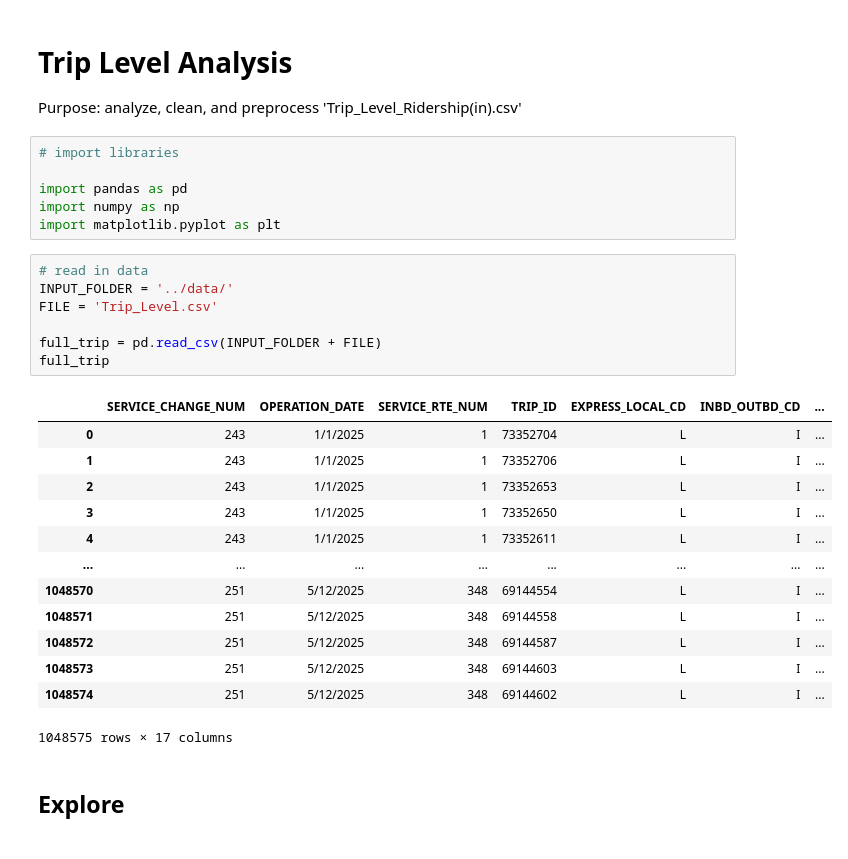
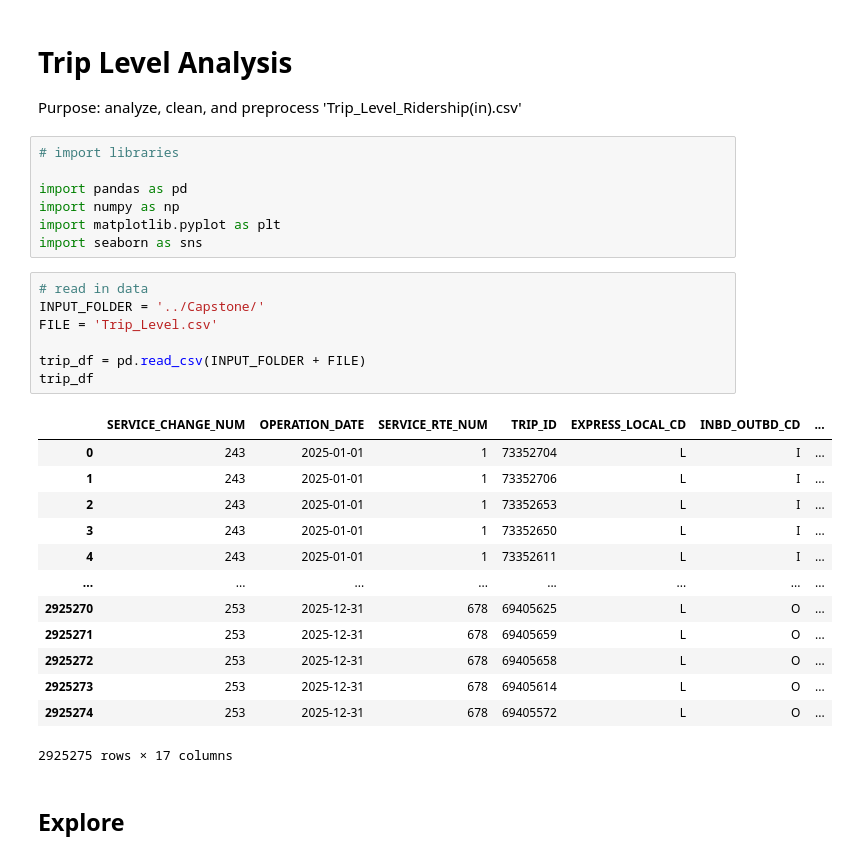
Before and after one commit to ARena18/DS_Capstone_Team2, a Jupyter notebook: processing/trip_analysis.ipynb, the cells around one changed output. Cells and saved outputs as stored; diff of their text form.

```diff
--- a/processing/trip_analysis.ipynb
+++ b/processing/trip_analysis.ipynb
@@ -7,27 +7,28 @@ Purpose: analyze, clean, and preprocess 'Trip_Level_Ridership(in).csv'
 import pandas as pd
 import numpy as np
 import matplotlib.pyplot as plt
+import seaborn as sns
 # %%
 # read in data
-INPUT_FOLDER = '../data/'
+INPUT_FOLDER = '../Capstone/'
 FILE = 'Trip_Level.csv'
 
-full_trip = pd.read_csv(INPUT_FOLDER + FILE)
-full_trip
+trip_df = pd.read_csv(INPUT_FOLDER + FILE)
+trip_df
 # %% [output]
 |  | SERVICE_CHANGE_NUM | OPERATION_DATE | SERVICE_RTE_NUM | TRIP_ID | EXPRESS_LOCAL_CD | INBD_OUTBD_CD | ... |
-| 0 | 243 | 1/1/2025 | 1 | 73352704 | L | I | ... |
-| 1 | 243 | 1/1/2025 | 1 | 73352706 | L | I | ... |
-| 2 | 243 | 1/1/2025 | 1 | 73352653 | L | I | ... |
-| 3 | 243 | 1/1/2025 | 1 | 73352650 | L | I | ... |
-| 4 | 243 | 1/1/2025 | 1 | 73352611 | L | I | ... |
+| 0 | 243 | 2025-01-01 | 1 | 73352704 | L | I | ... |
+| 1 | 243 | 2025-01-01 | 1 | 73352706 | L | I | ... |
+| 2 | 243 | 2025-01-01 | 1 | 73352653 | L | I | ... |
+| 3 | 243 | 2025-01-01 | 1 | 73352650 | L | I | ... |
+| 4 | 243 | 2025-01-01 | 1 | 73352611 | L | I | ... |
 | ... | ... | ... | ... | ... | ... | ... | ... |
-| 1048570 | 251 | 5/12/2025 | 348 | 69144554 | L | I | ... |
-| 1048571 | 251 | 5/12/2025 | 348 | 69144558 | L | I | ... |
-| 1048572 | 251 | 5/12/2025 | 348 | 69144587 | L | I | ... |
-| 1048573 | 251 | 5/12/2025 | 348 | 69144603 | L | I | ... |
-| 1048574 | 251 | 5/12/2025 | 348 | 69144602 | L | I | ... |
+| 2925270 | 253 | 2025-12-31 | 678 | 69405625 | L | O | ... |
+| 2925271 | 253 | 2025-12-31 | 678 | 69405659 | L | O | ... |
+| 2925272 | 253 | 2025-12-31 | 678 | 69405658 | L | O | ... |
+| 2925273 | 253 | 2025-12-31 | 678 | 69405614 | L | O | ... |
+| 2925274 | 253 | 2025-12-31 | 678 | 69405572 | L | O | ... |
-1048575 rows × 17 columns
+2925275 rows × 17 columns
 # %% [markdown]
 ## Explore
 # %%
```
Also changed, not shown: parts of 57 cells of this notebook, 3 other files.
